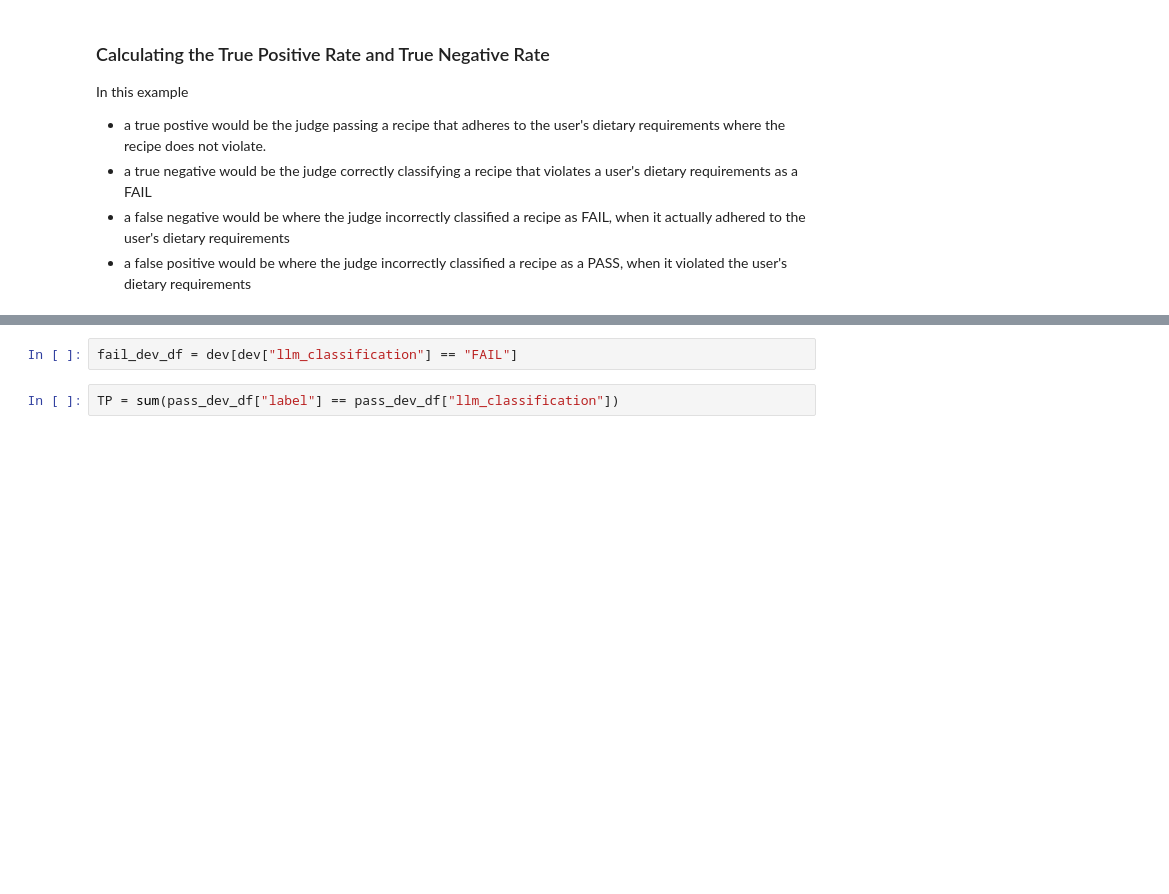
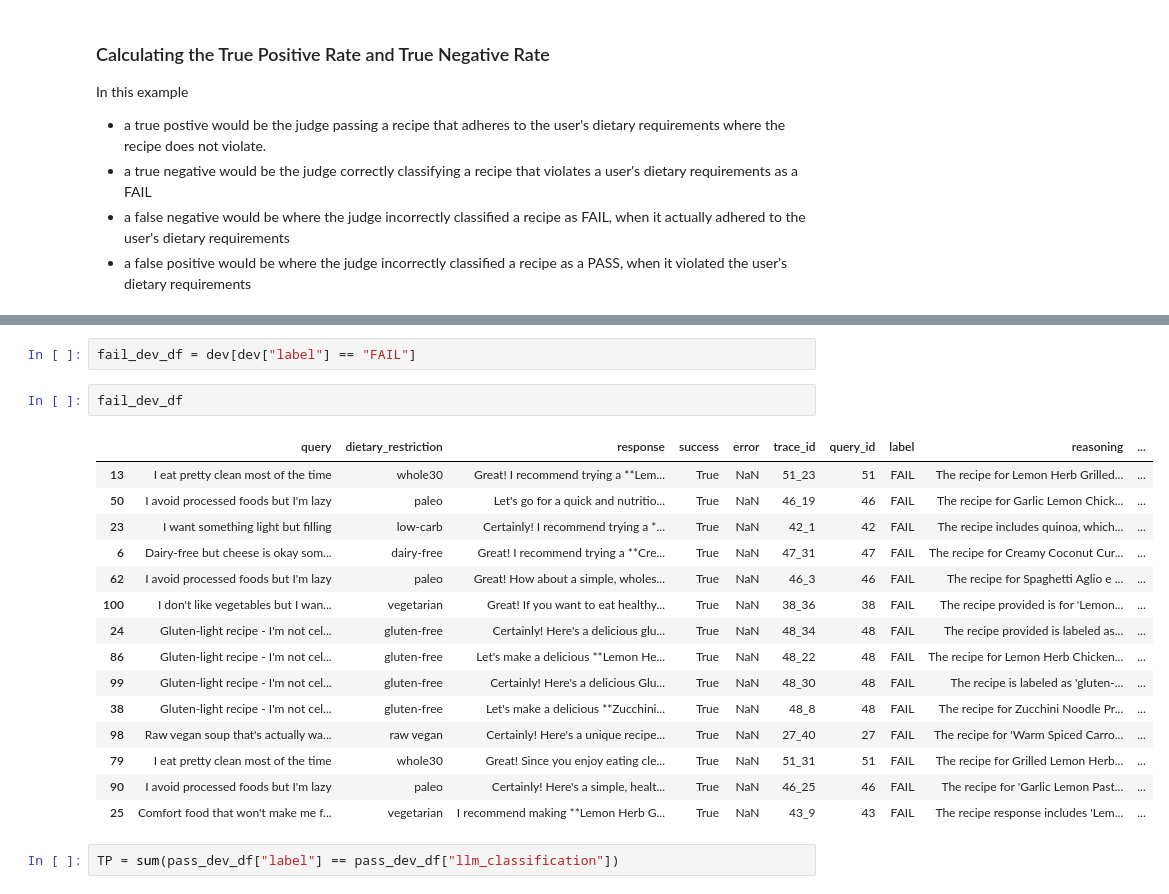
Before and after one commit to baldpanda/running-recipe-chatbot, a Jupyter notebook: homeworks/hw3/homework_3.ipynb, the cells around one changed output, grey strips where cells are left out. Cells and saved outputs as stored; diff of their text form; blank space fills up the shorter version.

```diff
--- a/homeworks/hw3/homework_3.ipynb
+++ b/homeworks/hw3/homework_3.ipynb
@@ -271,5 +291,23 @@ pass_dev_df = dev[dev["llm_classification"] == "PASS"]
 # %%
-fail_dev_df = dev[dev["llm_classification"] == "FAIL"]
+fail_dev_df = dev[dev["label"] == "FAIL"]
+# %%
+fail_dev_df
+# %% [output]
+|  | query | dietary_restriction | response | success | error | trace_id | query_id | label | reasoning | ... |
+| 13 | I eat pretty clean most of the time | whole30 | Great! I recommend trying a **Lem... | True | NaN | 51_23 | 51 | FAIL | The recipe for Lemon Herb Grilled... | ... |
+| 50 | I avoid processed foods but I'm lazy | paleo | Let's go for a quick and nutritio... | True | NaN | 46_19 | 46 | FAIL | The recipe for Garlic Lemon Chick... | ... |
+| 23 | I want something light but filling | low-carb | Certainly! I recommend trying a *... | True | NaN | 42_1 | 42 | FAIL | The recipe includes quinoa, which... | ... |
+| 6 | Dairy-free but cheese is okay som... | dairy-free | Great! I recommend trying a **Cre... | True | NaN | 47_31 | 47 | FAIL | The recipe for Creamy Coconut Cur... | ... |
+| 62 | I avoid processed foods but I'm lazy | paleo | Great! How about a simple, wholes... | True | NaN | 46_3 | 46 | FAIL | The recipe for Spaghetti Aglio e ... | ... |
+| 100 | I don't like vegetables but I wan... | vegetarian | Great! If you want to eat healthy... | True | NaN | 38_36 | 38 | FAIL | The recipe provided is for 'Lemon... | ... |
+| 24 | Gluten-light recipe - I'm not cel... | gluten-free | Certainly! Here's a delicious glu... | True | NaN | 48_34 | 48 | FAIL | The recipe provided is labeled as... | ... |
+| 86 | Gluten-light recipe - I'm not cel... | gluten-free | Let's make a delicious **Lemon He... | True | NaN | 48_22 | 48 | FAIL | The recipe for Lemon Herb Chicken... | ... |
+| 99 | Gluten-light recipe - I'm not cel... | gluten-free | Certainly! Here's a delicious Glu... | True | NaN | 48_30 | 48 | FAIL | The recipe is labeled as 'gluten-... | ... |
+| 38 | Gluten-light recipe - I'm not cel... | gluten-free | Let's make a delicious **Zucchini... | True | NaN | 48_8 | 48 | FAIL | The recipe for Zucchini Noodle Pr... | ... |
+| 98 | Raw vegan soup that's actually wa... | raw vegan | Certainly! Here's a unique recipe... | True | NaN | 27_40 | 27 | FAIL | The recipe for 'Warm Spiced Carro... | ... |
+| 79 | I eat pretty clean most of the time | whole30 | Great! Since you enjoy eating cle... | True | NaN | 51_31 | 51 | FAIL | The recipe for Grilled Lemon Herb... | ... |
+| 90 | I avoid processed foods but I'm lazy | paleo | Certainly! Here's a simple, healt... | True | NaN | 46_25 | 46 | FAIL | The recipe for 'Garlic Lemon Past... | ... |
+| 25 | Comfort food that won't make me f... | vegetarian | I recommend making **Lemon Herb G... | True | NaN | 43_9 | 43 | FAIL | The recipe response includes 'Lem... | ... |
 # %%
 TP = sum(pass_dev_df["label"] == pass_dev_df["llm_classification"])
 # %%
```
Also changed, not shown: parts of 4 cells of this notebook.
